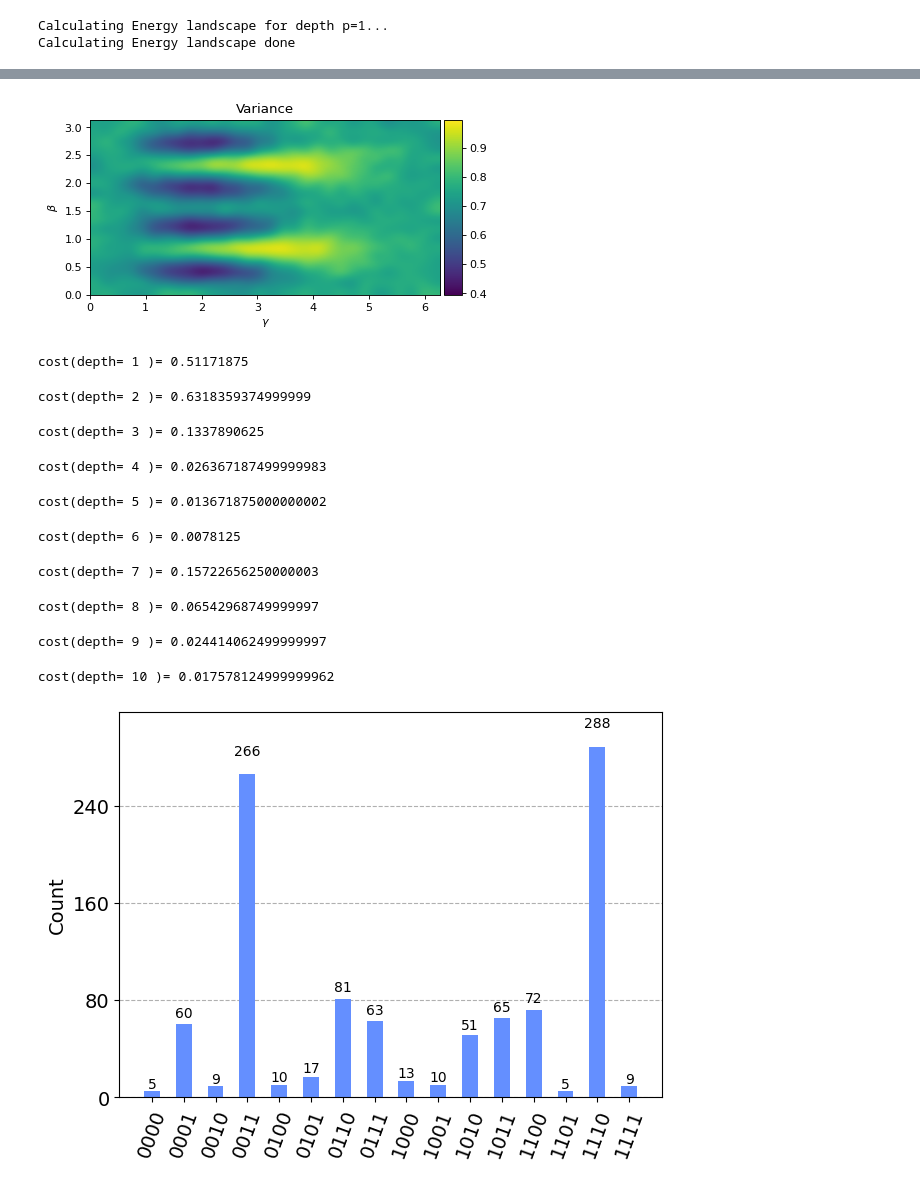
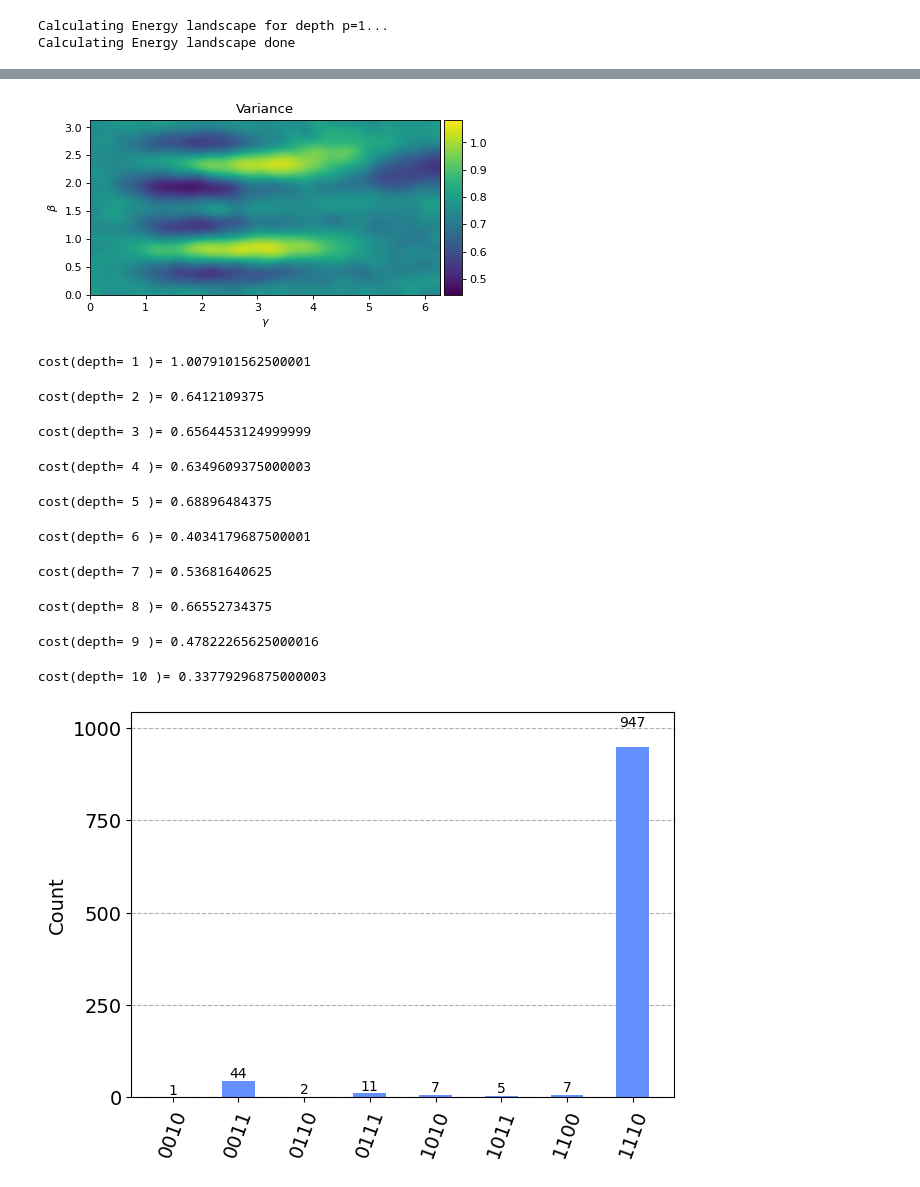
Before and after one commit to OpenQuantumComputing/optimization, a Jupyter notebook: ExactCover/ExactCover 4 2.ipynb, the cells around one changed output, grey strips where cells are left out. Saved outputs shown, nothing was run; the diff lists cells and outputs as text; code cells hidden in the pictures.

```diff
--- a/ExactCover/ExactCover 4 2.ipynb
+++ b/ExactCover/ExactCover 4 2.ipynb
@@ -23,6 +20,7 @@ path_to_examples = "tailassignment_samples/"
 FR, CR, best_sol = load_FR_CR(path_to_examples + f'FRCR_{instances}_{flights}_{solutions}.txt')
 # %%
 params={'FR': FR}
+params['CR']= CR
 params['usebarrier']=True
 qaoaec = QAOAExactCover(params=params)
 qaoaec.createCircuit(np.array((np.pi,2*np.pi)),1).draw(output='mpl')
@@ -89,25 +88,25 @@ divider = make_axes_locatable(ax)
 cax = divider.append_axes("right", size="5%", pad=0.05)
 _=pl.colorbar(im, cax=cax)
 # %% [output]
-[figure, old version]
+[figure, new version]
 # %%
 maxdepth=10
 for i in tqdm(range(maxdepth)):
-    qaoaec.increase_depth(qasm_sim, precision=0.025)
+    qaoaec.increase_depth(qasm_sim, 1024)
 # %% [output]
-cost(depth= 1 )= 0.51171875
+cost(depth= 1 )= 1.0079101562500001
-cost(depth= 2 )= 0.6318359374999999
+cost(depth= 2 )= 0.6412109375
-cost(depth= 3 )= 0.1337890625
+cost(depth= 3 )= 0.6564453124999999
-cost(depth= 4 )= 0.026367187499999983
+cost(depth= 4 )= 0.6349609375000003
-cost(depth= 5 )= 0.013671875000000002
+cost(depth= 5 )= 0.68896484375
-cost(depth= 6 )= 0.0078125
+cost(depth= 6 )= 0.4034179687500001
-cost(depth= 7 )= 0.15722656250000003
+cost(depth= 7 )= 0.53681640625
-cost(depth= 8 )= 0.06542968749999997
+cost(depth= 8 )= 0.66552734375
-cost(depth= 9 )= 0.024414062499999997
+cost(depth= 9 )= 0.47822265625000016
-cost(depth= 10 )= 0.017578124999999962
+cost(depth= 10 )= 0.33779296875000003
 # %%
-hist=qaoaec.hist(qaoaec.angles_hist['d1_final'], qasm_sim,1024)
+hist=qaoaec.hist(qaoaec.angles_hist['d'+str(maxdepth)+'_final'], qasm_sim,1024)
 plot_histogram(hist)
 # %% [output]
-[figure, old version]
+[figure, new version]
 # %%
```
Also changed, not shown: parts of 15 cells of this notebook, 2 other files.
